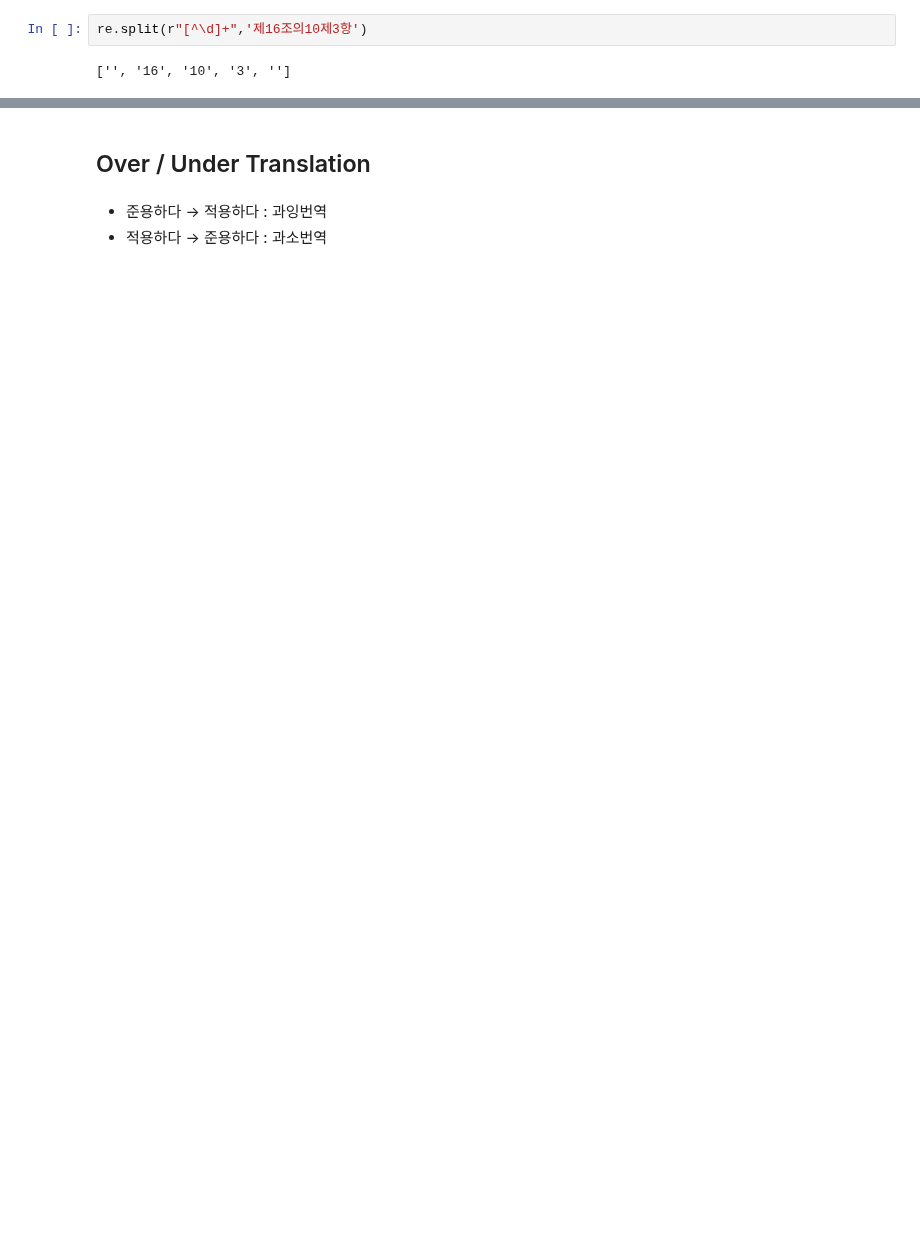
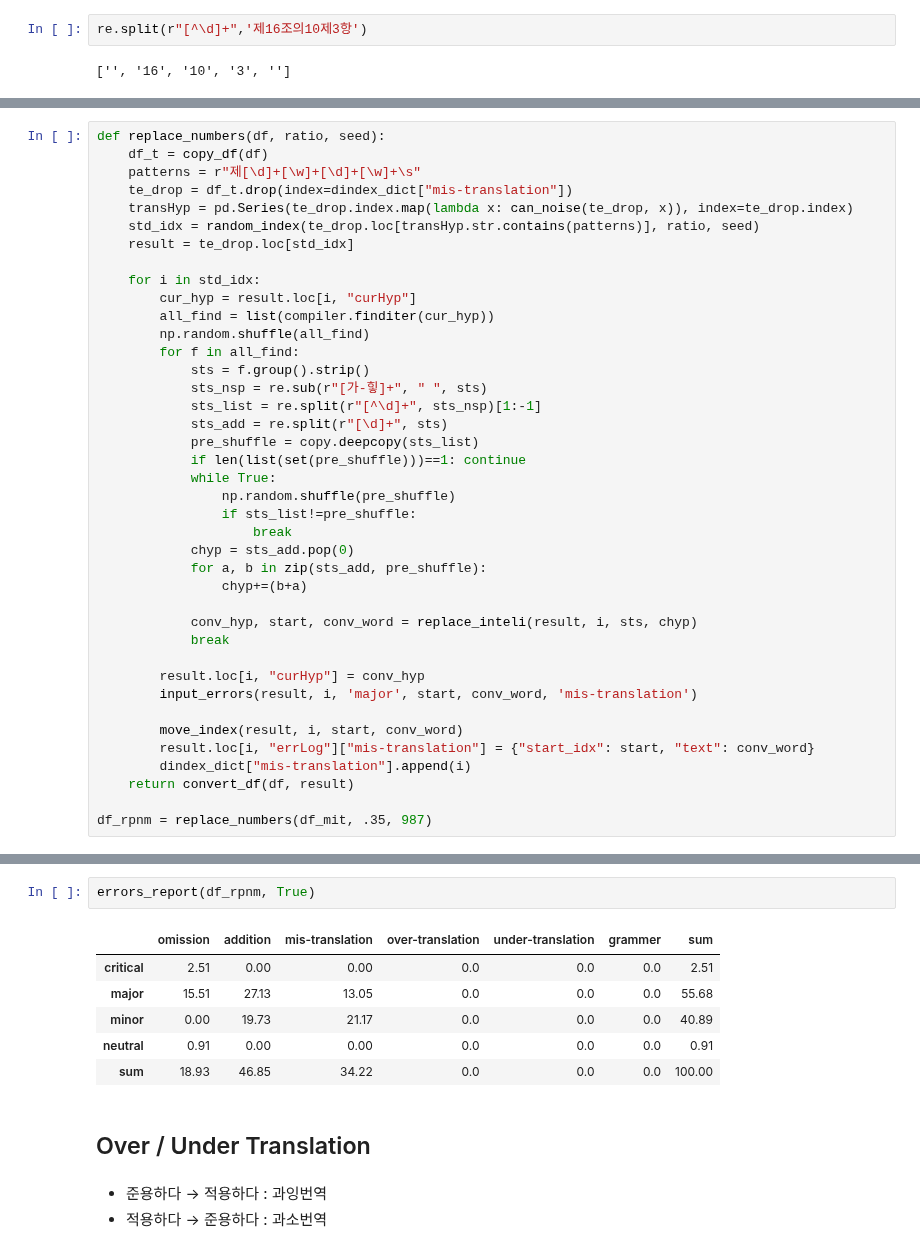
Before and after one commit to tjtmddnjswkd/capstone, a Jupyter notebook: 3_make_errors/e4_make_errors_all.ipynb, the cells around one changed output, grey strips where cells are left out. Saved outputs shown, nothing was run; the diff lists cells and outputs as text; blank space fills up the shorter version.

```diff
--- a/3_make_errors/e4_make_errors_all.ipynb
+++ b/3_make_errors/e4_make_errors_all.ipynb
@@ -824,0 +926,40 @@ df_mit.loc[df_mit.errors.apply(len)>0].shape
+# %%
+def replace_numbers(df, ratio, seed):
+    df_t = copy_df(df)
+    patterns = r"제[\d]+[\w]+[\d]+[\w]+\s"
+    te_drop = df_t.drop(index=dindex_dict["mis-translation"])
+    transHyp = pd.Series(te_drop.index.map(lambda x: can_noise(te_drop, x)), index=te_drop.index)
+    std_idx = random_index(te_drop.loc[transHyp.str.contains(patterns)], ratio, seed)
+    result = te_drop.loc[std_idx]
+
+    for i in std_idx:
+        cur_hyp = result.loc[i, "curHyp"]
+        all_find = list(compiler.finditer(cur_hyp))
+        np.random.shuffle(all_find)
+        for f in all_find:
+            sts = f.group().strip()
+            sts_nsp = re.sub(r"[가-힣]+", " ", sts)
+            sts_list = re.split(r"[^\d]+", sts_nsp)[1:-1]
+            sts_add = re.split(r"[\d]+", sts)
+            pre_shuffle = copy.deepcopy(sts_list)
+            if len(list(set(pre_shuffle)))==1: continue
+            while True:
+                np.random.shuffle(pre_shuffle)
+                if sts_list!=pre_shuffle:
+                    break
+            chyp = sts_add.pop(0)
+            for a, b in zip(sts_add, pre_shuffle):
+                chyp+=(b+a)
+
+            conv_hyp, start, conv_word = replace_inteli(result, i, sts, chyp)
+            break
+
+        result.loc[i, "curHyp"] = conv_hyp
+        input_errors(result, i, 'major', start, conv_word, 'mis-translation')
+
+        move_index(result, i, start, conv_word)
+        result.loc[i, "errLog"]["mis-translation"] = {"start_idx": start, "text": conv_word}
+        dindex_dict["mis-translation"].append(i)
+    return convert_df(df, result)
+
+df_rpnm = replace_numbers(df_mit, .35, 987)
@@ -825,3 +988,12 @@ df_mit.loc[df_mit.errors.apply(len)>0].shape
+# %%
+errors_report(df_rpnm, True)
+# %% [output]
+|  | omission | addition | mis-translation | over-translation | under-translation | grammer | sum |
+| critical | 2.51 | 0.00 | 0.00 | 0.0 | 0.0 | 0.0 | 2.51 |
+| major | 15.51 | 27.13 | 13.05 | 0.0 | 0.0 | 0.0 | 55.68 |
+| minor | 0.00 | 19.73 | 21.17 | 0.0 | 0.0 | 0.0 | 40.89 |
+| neutral | 0.91 | 0.00 | 0.00 | 0.0 | 0.0 | 0.0 | 0.91 |
+| sum | 18.93 | 46.85 | 34.22 | 0.0 | 0.0 | 0.0 | 100.00 |
 # %% [markdown]
 ## Over / Under Translation
 # %% [markdown]
```
Also changed, not shown: parts of 59 cells of this notebook.
